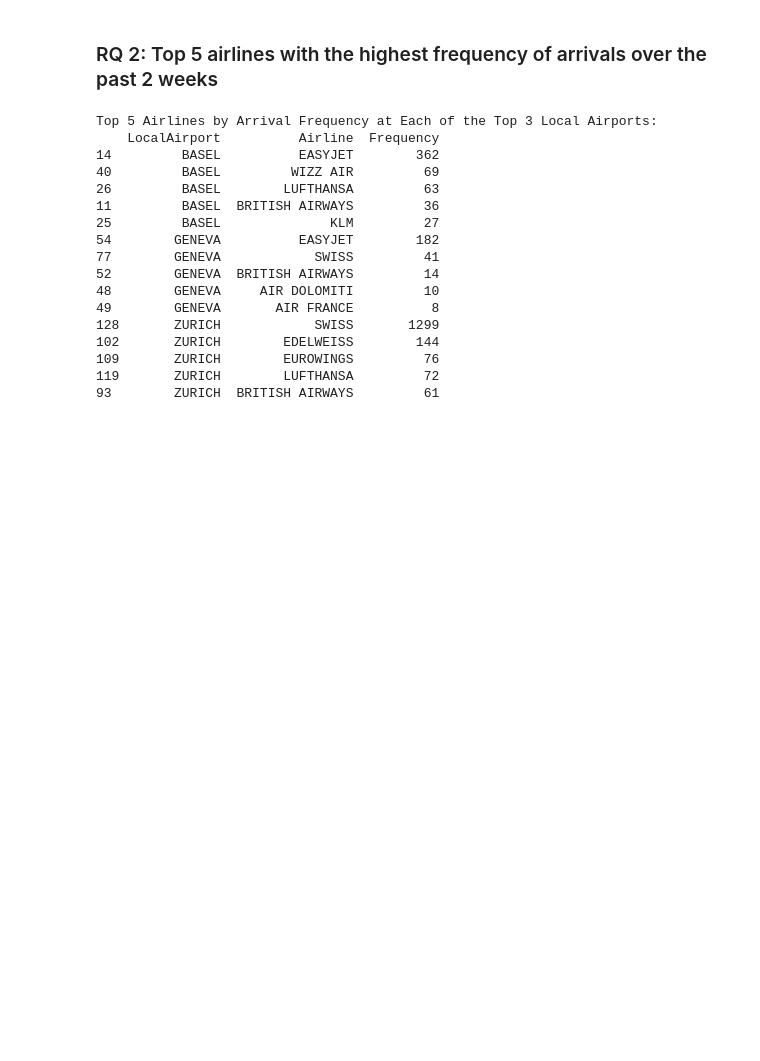
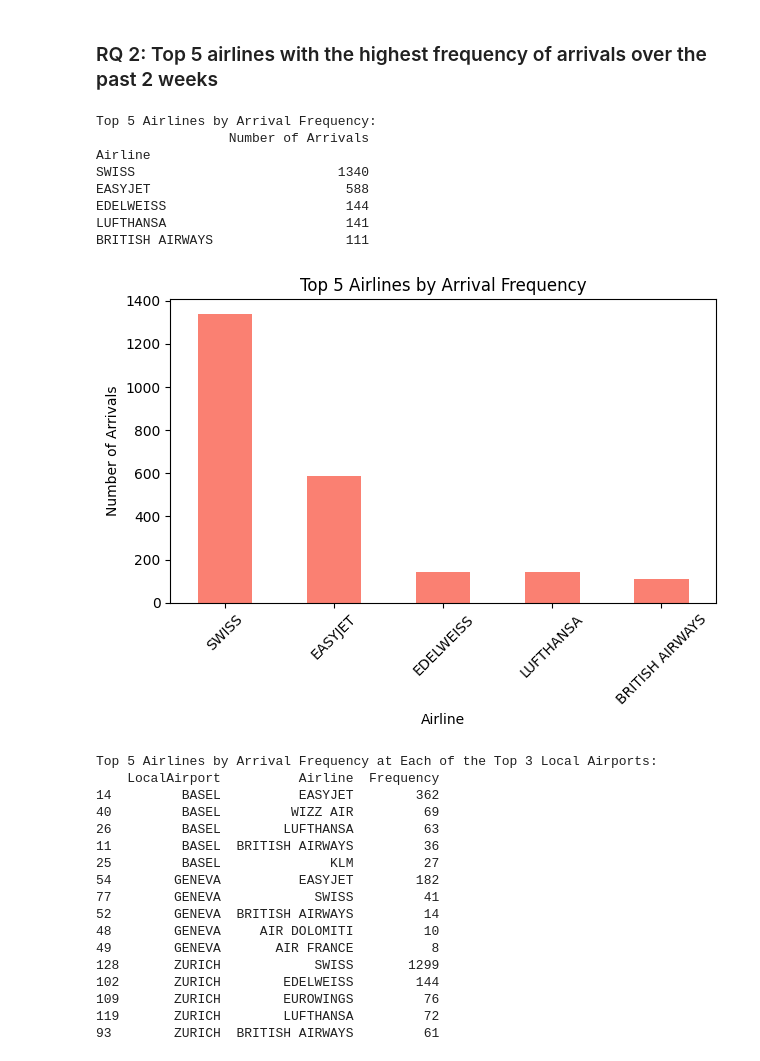
Before and after one commit to mtm-hslu/CIP-Swiss-Airports, a Jupyter notebook: _final_phase/questions_answering.ipynb, the cells around one changed output. Cells and saved outputs as stored; diff of their text form; code cells hidden in the pictures; blank space fills up the shorter version.

```diff
--- a/_final_phase/questions_answering.ipynb
+++ b/_final_phase/questions_answering.ipynb
@@ -142,4 +171,31 @@ Top 5 Most Frequent Origins at Each Local Airport:
 [figure]
 # %% [markdown]
 ### RQ 2: Top 5 airlines with the highest frequency of arrivals over the past 2 weeks
+# %%
+### AT ALL AIRPORTS COMBINED ###
+
+top_airlines = df_airports_2w_arrivals['Airline'].value_counts().head(5)
+
+# Display the result
+print("Top 5 Airlines by Arrival Frequency:")
+print(top_airlines.to_frame(name='Number of Arrivals'))
+
+# Optional: plotting the top airlines
+top_airlines.plot(kind='bar', color='salmon')
+plt.title("Top 5 Airlines by Arrival Frequency")
+plt.xlabel("Airline")
+plt.ylabel("Number of Arrivals")
+plt.xticks(rotation=45)
+plt.tight_layout()
+plt.show()
+# %% [output]
+Top 5 Airlines by Arrival Frequency:
+                 Number of Arrivals
+Airline
+SWISS                          1340
+EASYJET                         588
+EDELWEISS                       144
+LUFTHANSA                       141
+BRITISH AIRWAYS                 111
+[figure, added]
 # %%
```
Also changed, not shown: parts of 3 cells of this notebook.
